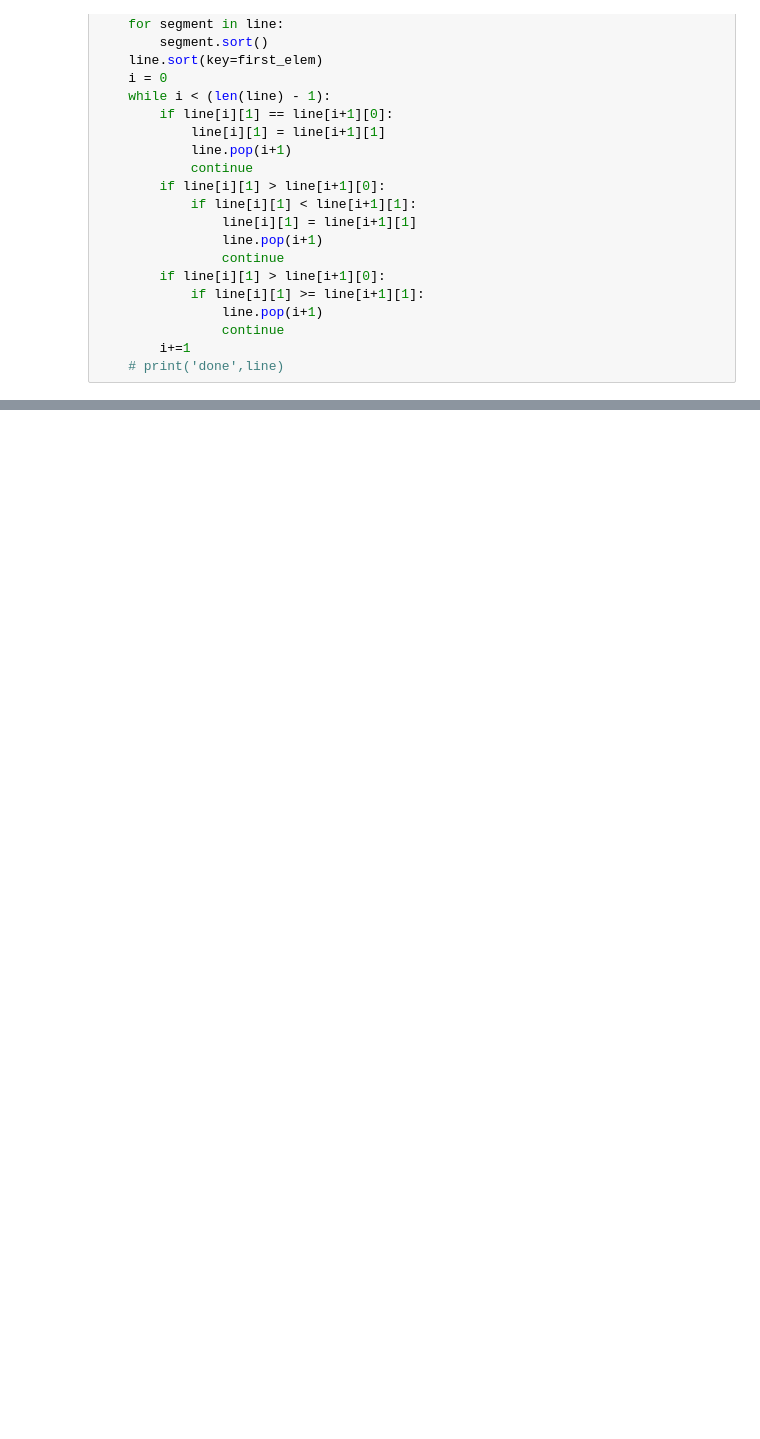
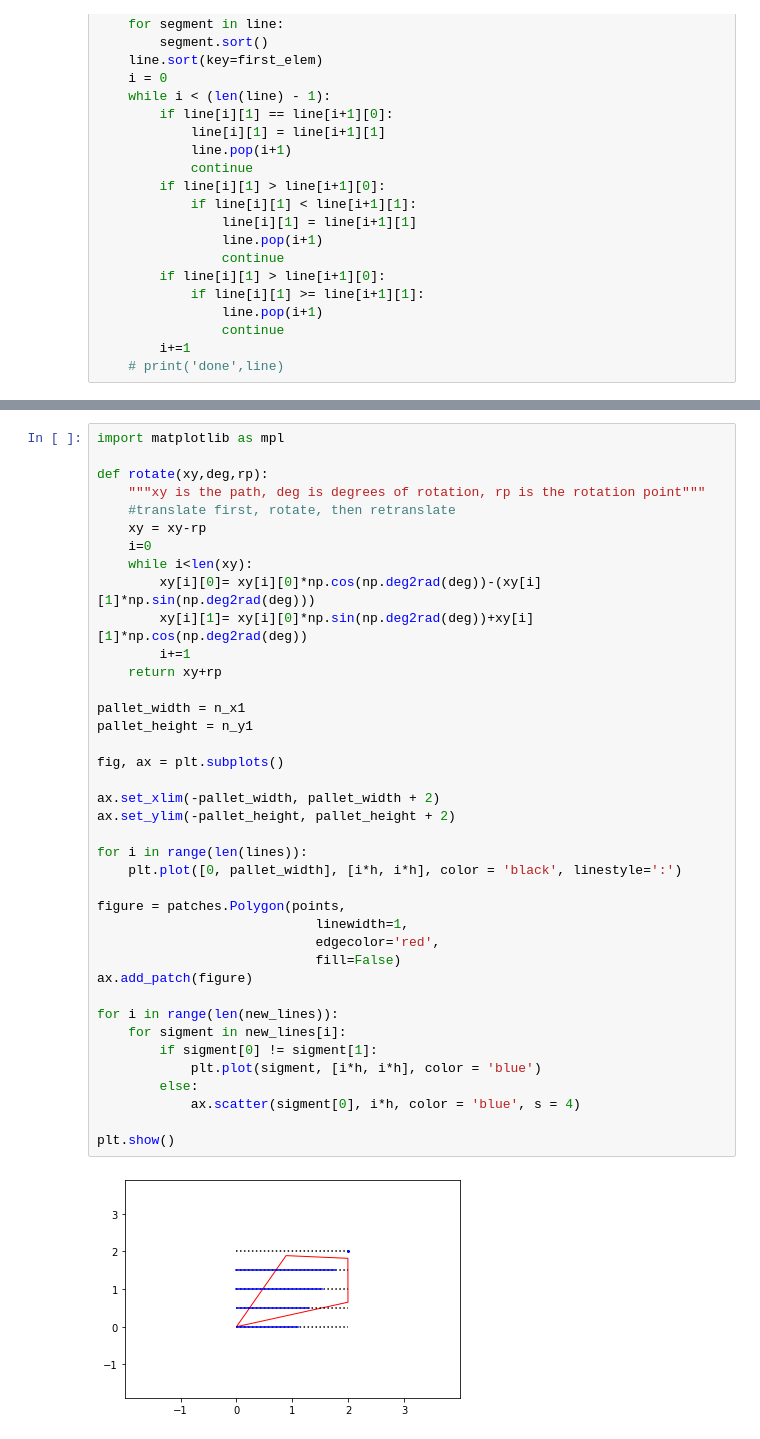
Before and after one commit to LyapinAlex/NestingProblem-BMW2022, a Jupyter notebook: src/smth2lines/poly2seg_exp.ipynb, the cells around one changed output, grey strips where cells are left out. Cells and saved outputs as stored; diff of their text form; blank space fills up the shorter version.

```diff
--- a/src/smth2lines/poly2seg_exp.ipynb
+++ b/src/smth2lines/poly2seg_exp.ipynb
@@ -473,0 +500,41 @@ plt.savefig('sigments.png')
+# %%
+import matplotlib as mpl
+
+def rotate(xy,deg,rp):
+    """xy is the path, deg is degrees of rotation, rp is the rotation point"""
+    #translate first, rotate, then retranslate
+    xy = xy-rp
+    i=0
+    while i<len(xy):
+        xy[i][0]= xy[i][0]*np.cos(np.deg2rad(deg))-(xy[i][1]*np.sin(np.deg2rad(deg)))
+        xy[i][1]= xy[i][0]*np.sin(np.deg2rad(deg))+xy[i][1]*np.cos(np.deg2rad(deg))
+        i+=1
+    return xy+rp
+
+pallet_width = n_x1
+pallet_height = n_y1
+
+fig, ax = plt.subplots()
+
+ax.set_xlim(-pallet_width, pallet_width + 2)
+ax.set_ylim(-pallet_height, pallet_height + 2)
+
+for i in range(len(lines)):
+    plt.plot([0, pallet_width], [i*h, i*h], color = 'black', linestyle=':')
+
+figure = patches.Polygon(points,
+                            linewidth=1,
+                            edgecolor='red',
+                            fill=False)
+ax.add_patch(figure)
+
+for i in range(len(new_lines)):
+    for sigment in new_lines[i]:
+        if sigment[0] != sigment[1]:
+            plt.plot(sigment, [i*h, i*h], color = 'blue')
+        else:
+            ax.scatter(sigment[0], i*h, color = 'blue', s = 4)
+
+plt.show()
+# %% [output]
+[figure, added]
```
Also changed, not shown: parts of 7 cells of this notebook, 9 other files.
